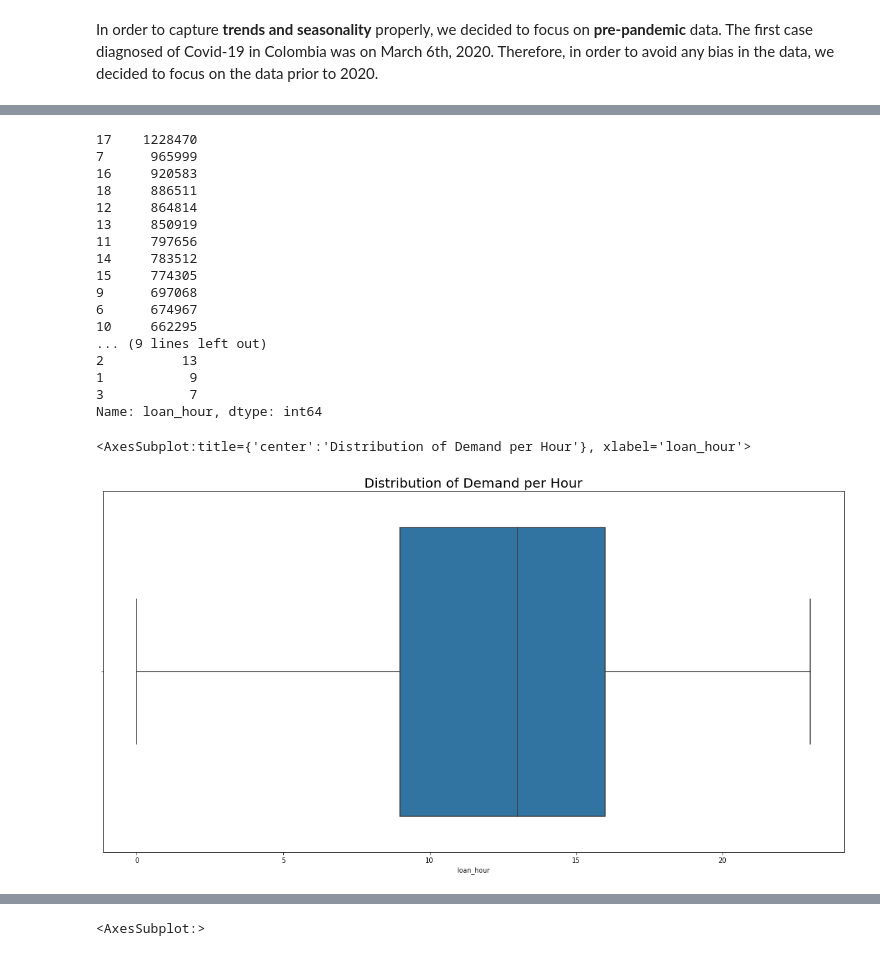
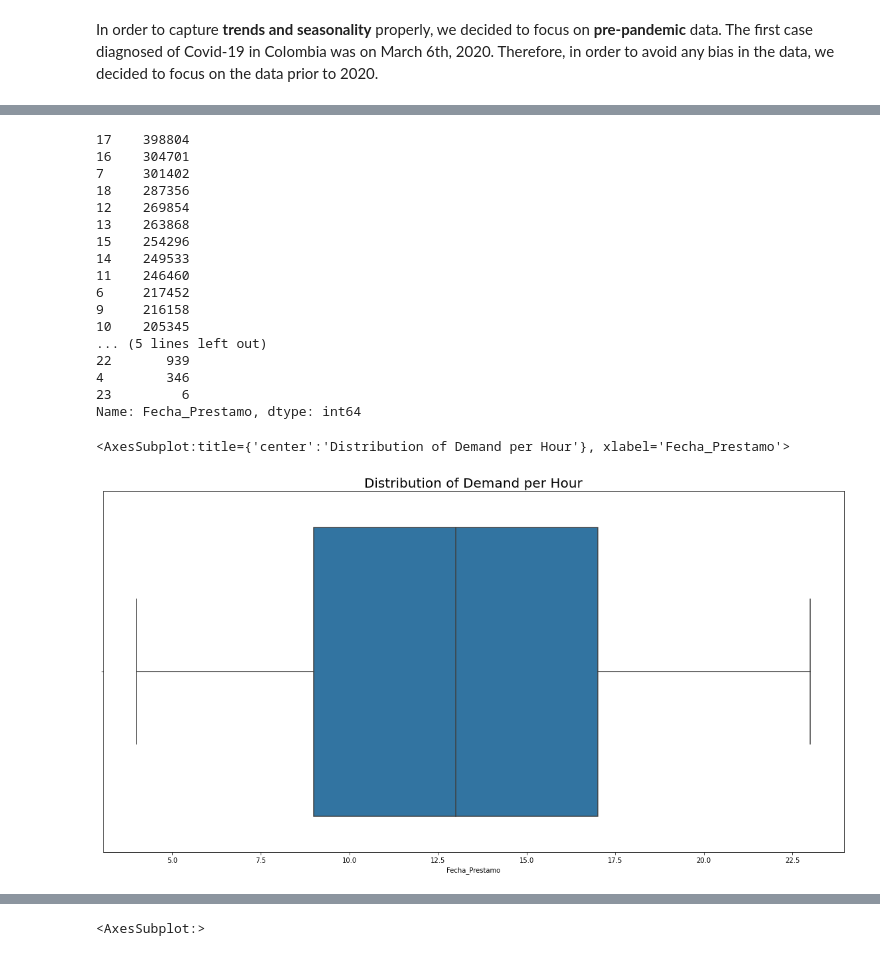
Before and after one commit to McNickSisto/world_data_league, a Jupyter notebook: stage_3/sisto_time_series.ipynb, the cells around one changed output, grey strips where cells are left out. Drawn from its saved outputs; the diff is of its cells as text; code cells hidden in the pictures.

Commit message:
matching supply demand dfs

```diff
--- a/stage_3/sisto_time_series.ipynb
+++ b/stage_3/sisto_time_series.ipynb
@@ -123,7 +124,7 @@ Name: Fecha_Prestamo, Length: 14225355, dtype: datetime64[ns]
 # %% [markdown]
 In order to capture **trends and seasonality** properly, we decided to focus on **pre-pandemic** data. The first case diagnosed of Covid-19 in Colombia was on March 6th, 2020. Therefore, in order to avoid any bias in the data, we decided to focus on the data prior to 2020.
 # %%
-bikes_pre = bikes[bikes['Fecha_Prestamo'].dt.year < 2020]
-bikes_pre
+bikes_2019 = bikes[bikes['Fecha_Prestamo'].dt.year == 2019]
+bikes_2019
 # %% [output]
 |  | Id_Historico_Prestamo | Id_Usuario | Id_Tag_Bicicleta | Fecha_Prestamo | Fecha_Devolucion | ... |
@@ -168,31 +175,32 @@ Name: loan_hour, Length: 11766730, dtype: int64
 # %%
-bikes_pre['loan_hour'].value_counts()
+# finding the hours where demand is greatest
+bikes_2019['Fecha_Prestamo'].dt.hour.value_counts()
 # %% [output]
-17    1228470
-7      965999
-16     920583
-18     886511
-12     864814
-13     850919
-11     797656
-14     783512
-15     774305
-9      697068
-6      674967
-10     662295
-... (9 lines left out)
-2          13
-1           9
-3           7
-Name: loan_hour, dtype: int64
+17    398804
+16    304701
+7     301402
+18    287356
+12    269854
+13    263868
+15    254296
+14    249533
+11    246460
+6     217452
+9     216158
+10    205345
+... (5 lines left out)
+22       939
+4        346
+23         6
+Name: Fecha_Prestamo, dtype: int64
 # %%
 # exploring the times of day where demand is strongest
 plt.figure(figsize=(20,10))
 plt.title('Distribution of Demand per Hour', size=20)
-sns.boxplot(x=bikes_pre['loan_hour'])
+sns.boxplot(x=bikes_2019['Fecha_Prestamo'].dt.hour)
 # %% [output]
-<AxesSubplot:title={'center':'Distribution of Demand per Hour'}, xlabel='loan_hour'>
+<AxesSubplot:title={'center':'Distribution of Demand per Hour'}, xlabel='Fecha_Prestamo'>
-[figure, old version]
+[figure, new version]
 # %%
 plt.figure(figsize=(20,10))
 plt.title('Demand Per Hour', size=20)
```
Also changed, not shown: parts of 91 cells of this notebook.
